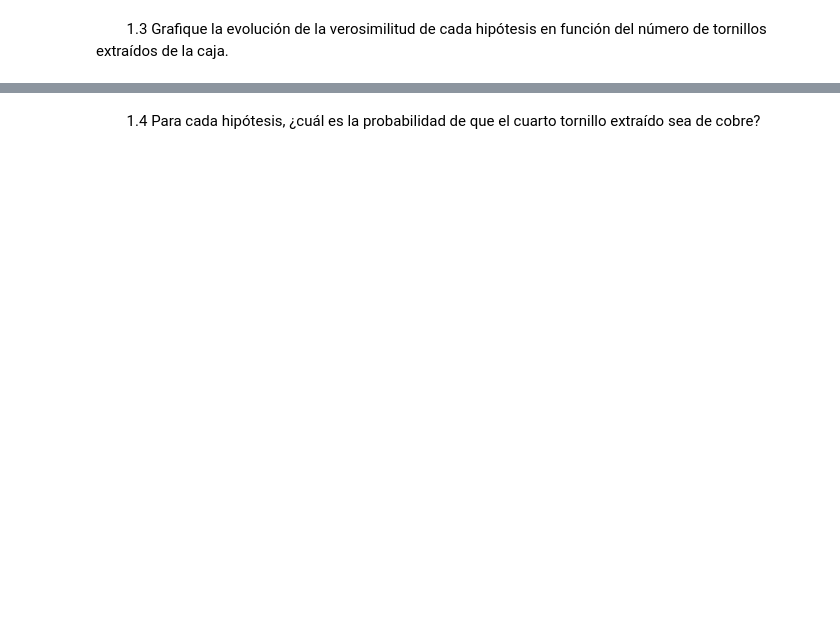
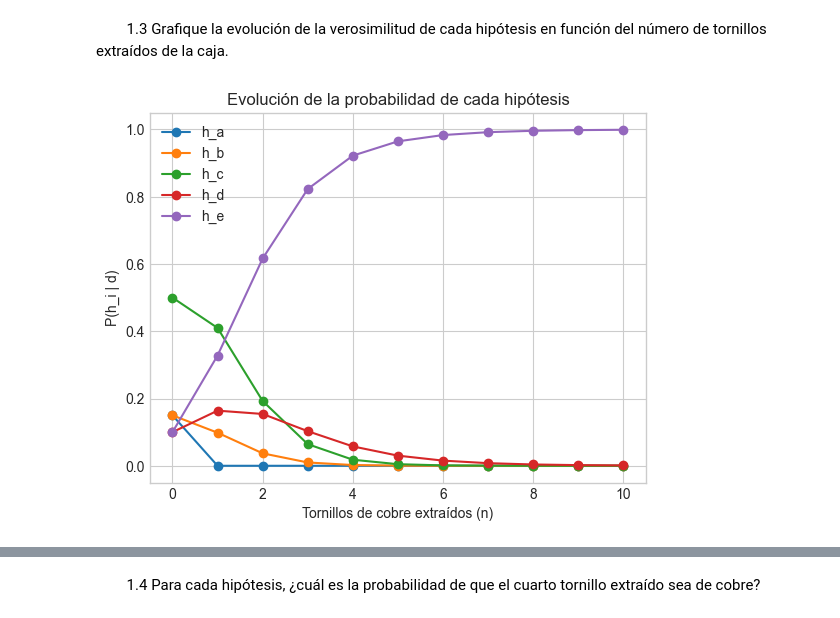
Before and after one commit to FranBazan11/IA-1, a Jupyter notebook: TP8.ipynb, the cells around one changed output, grey strips where cells are left out. Saved outputs shown, nothing was run; the diff lists cells and outputs as text; code cells hidden in the pictures; blank space fills up the shorter version.

```diff
--- a/TP8.ipynb
+++ b/TP8.ipynb
@@ -34,3 +81,27 @@ con diferentes proporciones que pueden variar de la siguiente manera:
 # %% [markdown]
 
 &emsp;&emsp;1.3 Grafique la evolución de la verosimilitud de cada hipótesis en función del número de tornillos extraídos de la caja.
+# %%
+import numpy as np
+import matplotlib.pyplot as plt
+
+prior = np.array([0.15, 0.15, 0.50, 0.10, 0.10])     # P(h_i)
+p_cobre = np.array([0.0, 0.20, 0.25, 0.50, 1.0])     # P(cobre | h_i)
+N = 10                                               # tornillos extraídos
+
+post = np.zeros((N + 1, 5))                          # posterior en cada paso n
+post[0] = prior                                      # n = 0: solo vale el a priori
+
+for n in range(1, N + 1):
+    verosimilitud = p_cobre ** n                     # P(d|h_i) = P(cobre|h_i)^n
+    numerador = verosimilitud * prior                # P(d|h_i) · P(h_i)
+    post[n] = numerador / numerador.sum()            # P(h_i|d) = numerador / P(d)
+
+for i, h in enumerate("abcde"):
+    plt.plot(range(N + 1), post[:, i], marker="o", label=f"h_{h}")
+plt.xlabel("Tornillos de cobre extraídos (n)")
+plt.ylabel("P(h_i | d)")
+plt.title("Evolución de la probabilidad de cada hipótesis")
+plt.legend(); plt.grid(True); plt.show()
+# %% [output]
+[figure, added]
```
Also changed, not shown: parts of 7 cells of this notebook.
